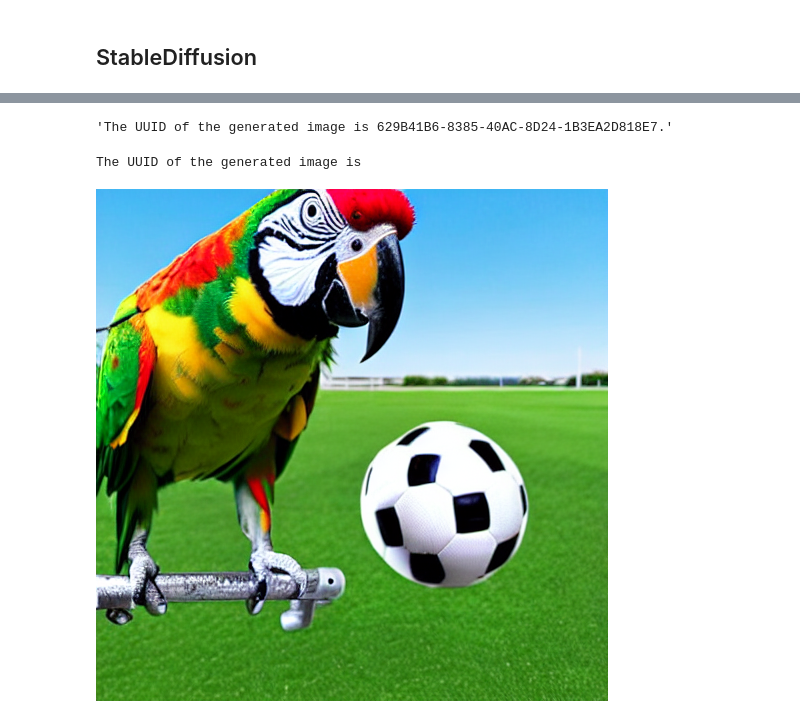
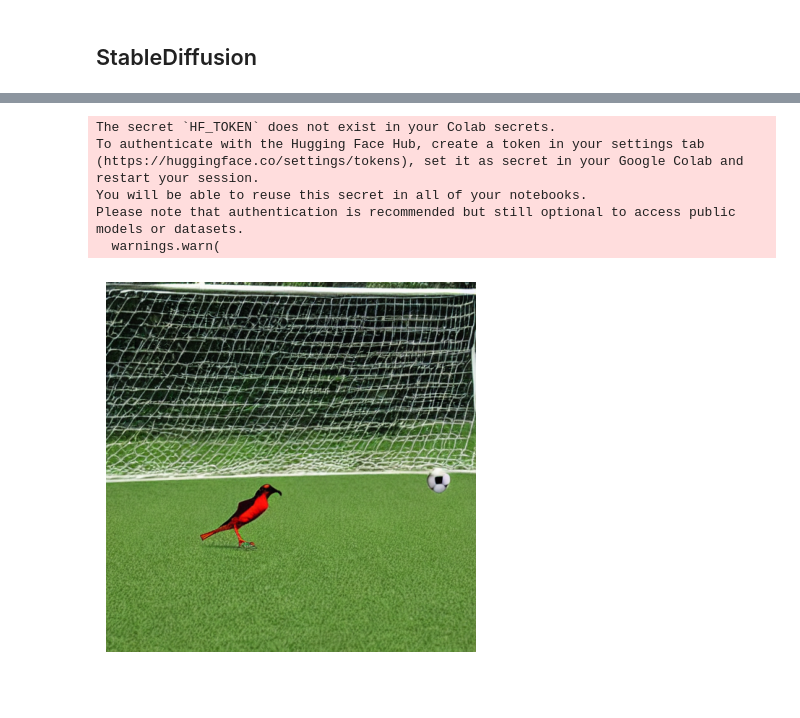
Before and after one commit to wafaamerq/lab-multi-modal-output-agent, a Jupyter notebook: lab-multi-modal-output-agent.ipynb, the cells around one changed output, grey strips where cells are left out. Cells and saved outputs as stored; diff of their text form; code cells hidden in the pictures; blank space fills up the shorter version.

```diff
--- a/lab-multi-modal-output-agent.ipynb
+++ b/lab-multi-modal-output-agent.ipynb
@@ -131,9 +104,0 @@ Final Answer: The UUID of the generated image is 629B41B6-8385-40AC-8D24-1B3EA2D
-# %%
-output
-# %% [output]
-'The UUID of the generated image is 629B41B6-8385-40AC-8D24-1B3EA2D818E7.'
-# %%
-show_output(output=output)
-# %% [output]
-The UUID of the generated image is
-[figure, removed]
@@ -139,0 +109,21 @@ The UUID of the generated image is
+# %%
+model_id = "runwayml/stable-diffusion-v1-5"
+pipe = StableDiffusionPipeline.from_pretrained(model_id, torch_dtype=torch.float16)
+pipe = pipe.to("cuda")
+
+prompt = "How would you visualize a parot playing soccer?"
+image = pipe(prompt).images[0]
+
+
+
+# Display the image using matplotlib
+plt.imshow(image)
+plt.axis('off')
+plt.show()
+# %% [output]
+The secret `HF_TOKEN` does not exist in your Colab secrets.
+To authenticate with the Hugging Face Hub, create a token in your settings tab (https://huggingface.co/settings/tokens), set it as secret in your Google Colab and restart your session.
+You will be able to reuse this secret in all of your notebooks.
+Please note that authentication is recommended but still optional to access public models or datasets.
+  warnings.warn(
+[figure, added]
```
Also changed, not shown: parts of 24 cells of this notebook.
